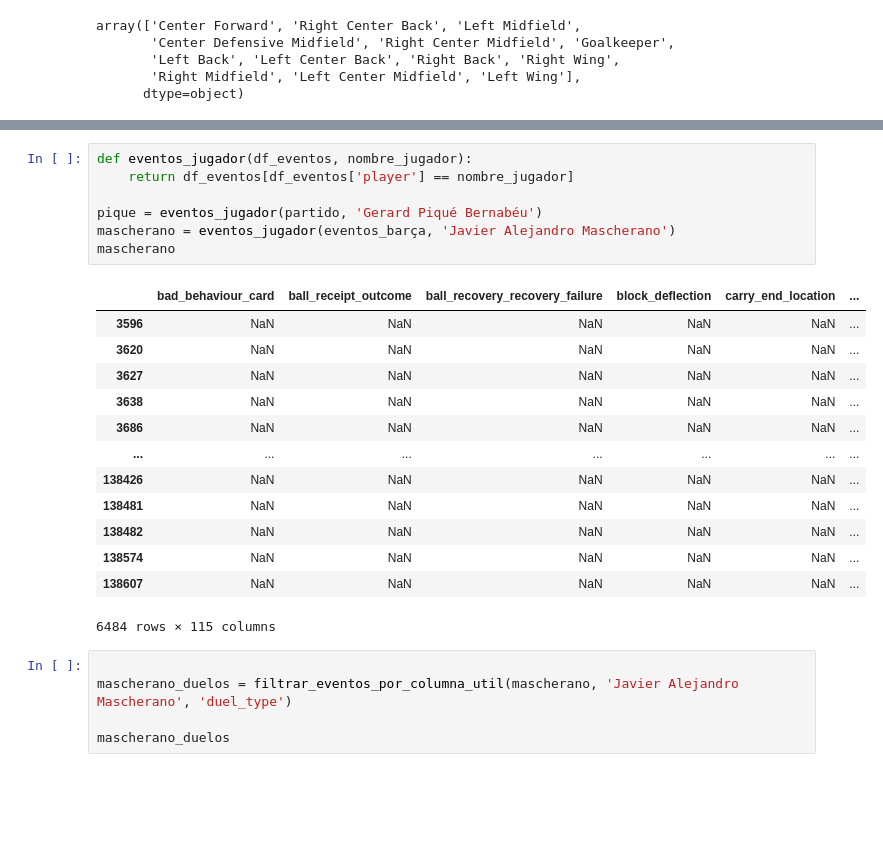
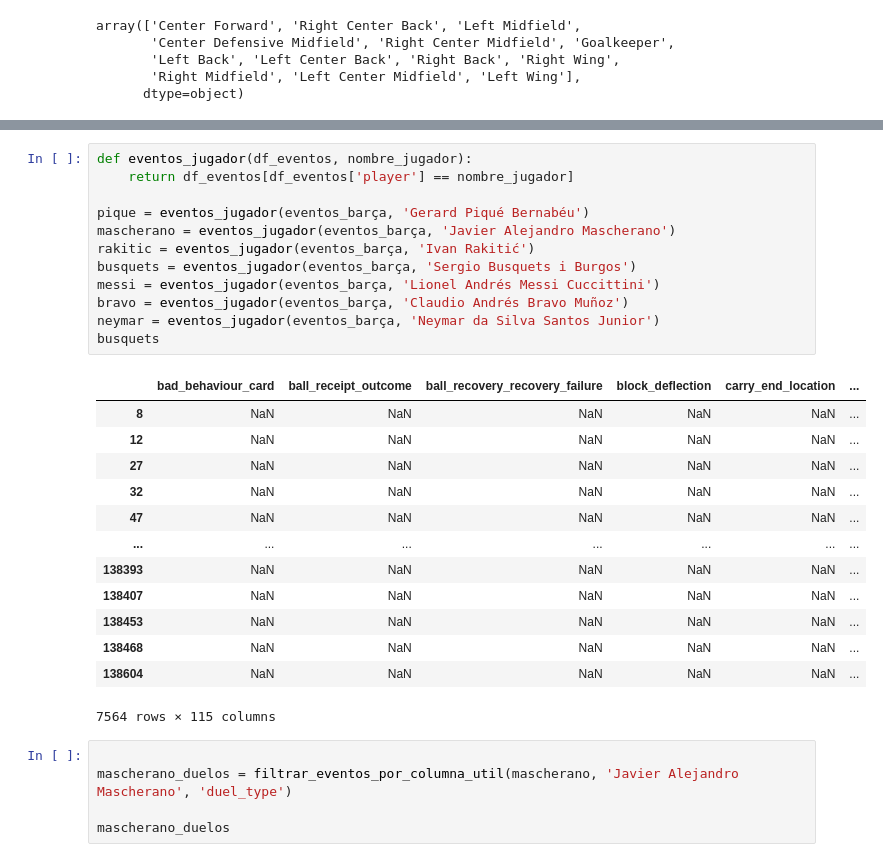
Before and after one commit to Germiprogramer/TFG-Agente-de-Scouting, a Jupyter notebook: defensas.ipynb, the cells around one changed output, grey strips where cells are left out. Saved outputs shown, nothing was run; the diff lists cells and outputs as text; blank space fills up the shorter version.

```diff
--- a/defensas.ipynb
+++ b/defensas.ipynb
@@ -150,24 +161,29 @@ print(jugadores_cb)
 # %%
 def eventos_jugador(df_eventos, nombre_jugador):
     return df_eventos[df_eventos['player'] == nombre_jugador]
 
-pique = eventos_jugador(partido, 'Gerard Piqué Bernabéu')
+pique = eventos_jugador(eventos_barça, 'Gerard Piqué Bernabéu')
 mascherano = eventos_jugador(eventos_barça, 'Javier Alejandro Mascherano')
-mascherano
+rakitic = eventos_jugador(eventos_barça, 'Ivan Rakitić')
+busquets = eventos_jugador(eventos_barça, 'Sergio Busquets i Burgos')
+messi = eventos_jugador(eventos_barça, 'Lionel Andrés Messi Cuccittini')
+bravo = eventos_jugador(eventos_barça, 'Claudio Andrés Bravo Muñoz')
+neymar = eventos_jugador(eventos_barça, 'Neymar da Silva Santos Junior')
+busquets
 # %% [output]
 |  | bad_behaviour_card | ball_receipt_outcome | ball_recovery_recovery_failure | block_deflection | carry_end_location | ... |
-| 3596 | NaN | NaN | NaN | NaN | NaN | ... |
-| 3620 | NaN | NaN | NaN | NaN | NaN | ... |
-| 3627 | NaN | NaN | NaN | NaN | NaN | ... |
-| 3638 | NaN | NaN | NaN | NaN | NaN | ... |
-| 3686 | NaN | NaN | NaN | NaN | NaN | ... |
+| 8 | NaN | NaN | NaN | NaN | NaN | ... |
+| 12 | NaN | NaN | NaN | NaN | NaN | ... |
+| 27 | NaN | NaN | NaN | NaN | NaN | ... |
+| 32 | NaN | NaN | NaN | NaN | NaN | ... |
+| 47 | NaN | NaN | NaN | NaN | NaN | ... |
 | ... | ... | ... | ... | ... | ... | ... |
-| 138426 | NaN | NaN | NaN | NaN | NaN | ... |
-| 138481 | NaN | NaN | NaN | NaN | NaN | ... |
-| 138482 | NaN | NaN | NaN | NaN | NaN | ... |
-| 138574 | NaN | NaN | NaN | NaN | NaN | ... |
-| 138607 | NaN | NaN | NaN | NaN | NaN | ... |
+| 138393 | NaN | NaN | NaN | NaN | NaN | ... |
+| 138407 | NaN | NaN | NaN | NaN | NaN | ... |
+| 138453 | NaN | NaN | NaN | NaN | NaN | ... |
+| 138468 | NaN | NaN | NaN | NaN | NaN | ... |
+| 138604 | NaN | NaN | NaN | NaN | NaN | ... |
-6484 rows × 115 columns
+7564 rows × 115 columns
 # %%
 
 mascherano_duelos = filtrar_eventos_por_columna_util(mascherano, 'Javier Alejandro Mascherano', 'duel_type')
```
Also changed, not shown: parts of 10 cells of this notebook, 2 other files.
